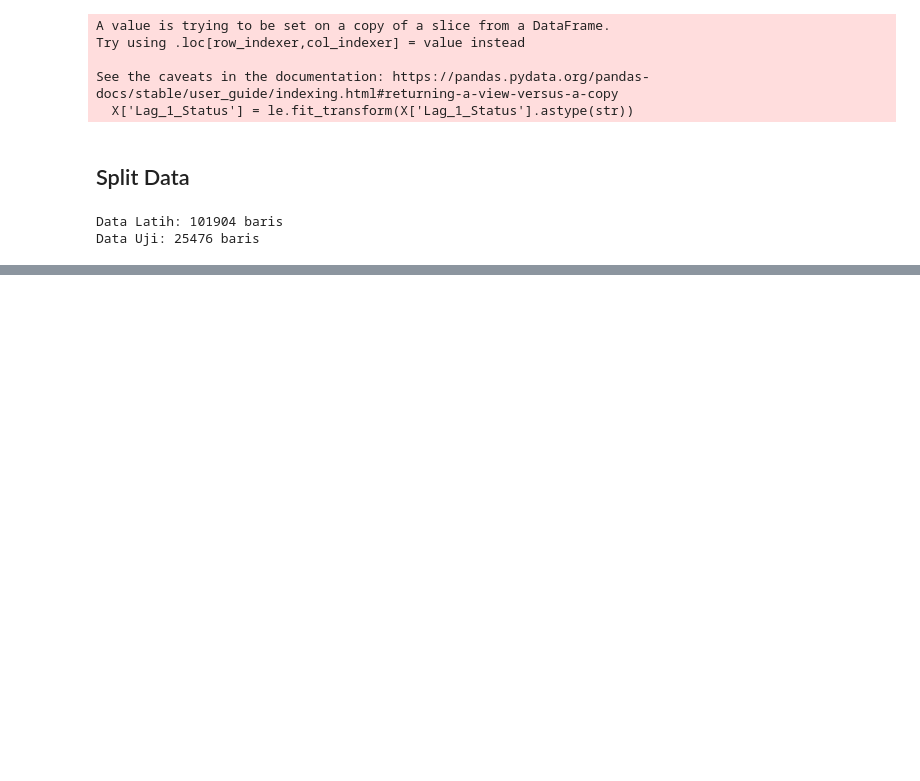
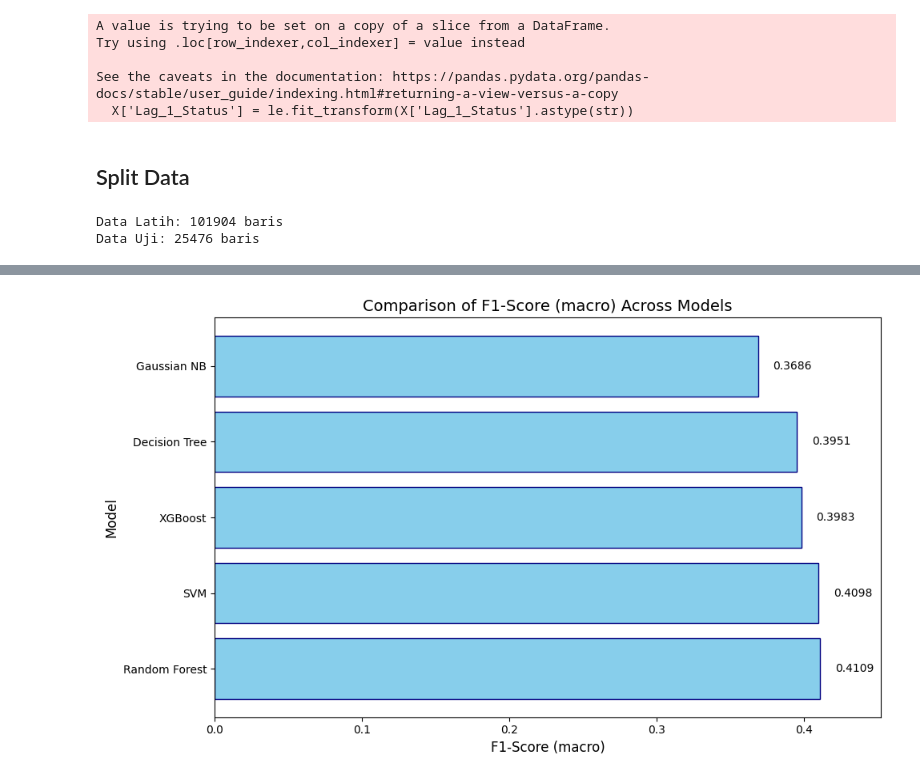
Before and after one commit to DianDzzz/FP-MLxDM-Kelompok-6, a Jupyter notebook: notebooks/hyperparameter_tunning.ipynb, the cells around one changed output, grey strips where cells are left out. Saved outputs shown, nothing was run; the diff lists cells and outputs as text; code cells hidden in the pictures; blank space fills up the shorter version.

```diff
--- a/notebooks/hyperparameter_tunning.ipynb
+++ b/notebooks/hyperparameter_tunning.ipynb
@@ -123,0 +268,8 @@ KeyboardInterrupt:
+# %%
+# Create comparison dataframe
+results_df = pd.DataFrame(results)
+results_df = results_df.sort_values('F1-Score (macro)', ascending=False)
+print(f"\n{'='*50}")
+print("MODEL COMPARISON SUMMARY")
+print('='*50)
+print(results_df.to_string(index=False))
@@ -123,0 +286,16 @@ KeyboardInterrupt:
+# %%
+plt.figure(figsize=(10, 6))
+plt.barh(results_df['Model'], results_df['F1-Score (macro)'], color='skyblue', edgecolor='navy')
+plt.xlabel('F1-Score (macro)', fontsize=12)
+plt.ylabel('Model', fontsize=12)
+plt.title('Comparison of F1-Score (macro) Across Models', fontsize=14)
+plt.xlim(0, max(results_df['F1-Score (macro)']) * 1.1)
+
+# Add value labels on bars
+for i, (model, score) in enumerate(zip(results_df['Model'], results_df['F1-Score (macro)'])):
+  plt.text(score + 0.01, i, f'{score:.4f}', va='center', fontsize=10)
+
+plt.tight_layout()
+plt.show()
+# %% [output]
+[figure, added]
```
Also changed, not shown: parts of 5 cells of this notebook.
